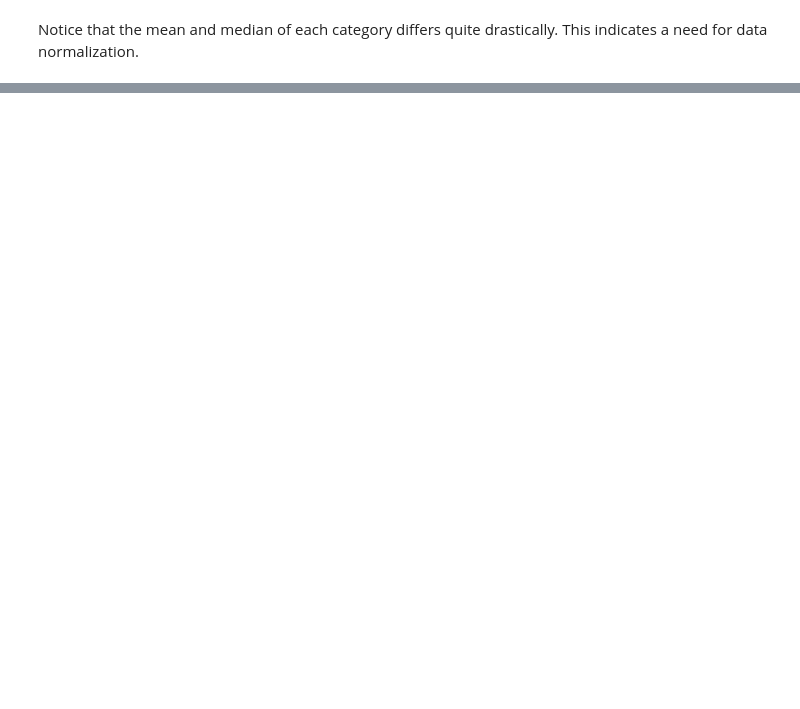
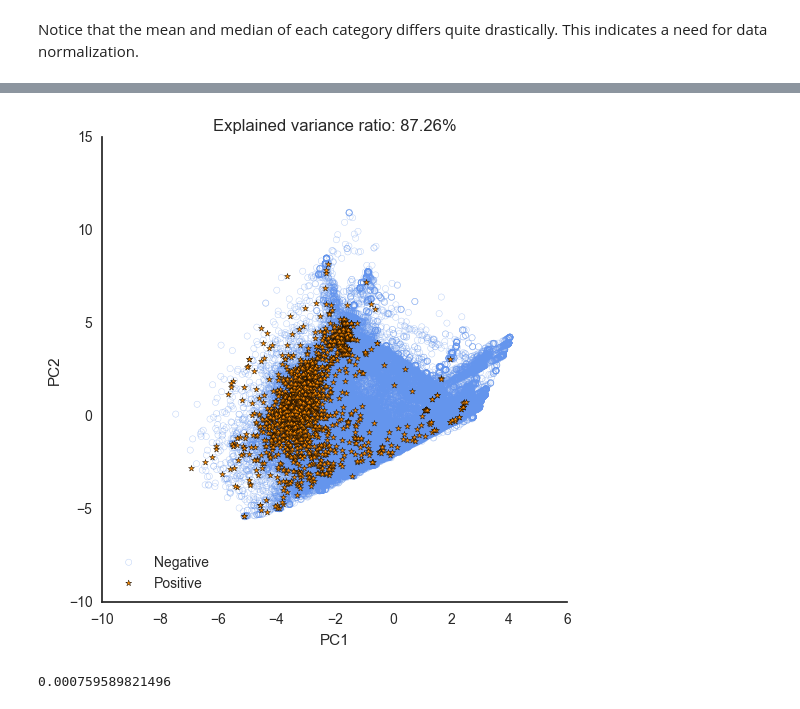
Before and after one commit to JamesKhoaNguyen/predicting_backorders, a Jupyter notebook: product_backorders.ipynb, the cells around one changed output, grey strips where cells are left out. Cells and saved outputs as stored; diff of their text form; code cells hidden in the pictures; blank space fills up the shorter version.

```diff
--- a/product_backorders.ipynb
+++ b/product_backorders.ipynb
@@ -274,0 +357,35 @@ local_bo_qty
+# %%
+#code is courtesy of Rodrigo Santos from Kaggle
+from collections import Counter
+import matplotlib.pyplot as plt
+import seaborn as sns
+sns.set_style("white")
+#Seems like the only the only highly correlated binary feature is stop_auto_buy
+#next thing to do now is PCA
+def plot_2d(X, y, title=''):
+    from sklearn.preprocessing import StandardScaler
+    X_std = StandardScaler().fit_transform(X)
+
+    from sklearn.decomposition import PCA
+    dec = PCA(n_components=13)
+    X_reduced = dec.fit_transform(X_std)
+
+    f, ax = plt.subplots(figsize=(6,6))
+    ax.scatter(X_reduced[y==0,0], X_reduced[y==0,1], alpha=0.5,
+               facecolors='none', edgecolors='cornflowerblue', label="Negative")
+    ax.scatter(X_reduced[y==1,0], X_reduced[y==1,1], c='darkorange', marker='*',
+               label='Positive')
+    plt.title("Explained variance ratio: %.2f%%" % (100*dec.explained_variance_ratio_.sum()))
+    ax.legend(loc='lower left')
+    ax.spines['right'].set_visible(False)
+    ax.spines['top'].set_visible(False)
+    ax.set_xlabel('PC1')
+    ax.set_ylabel('PC2')
+    plt.show()
+
+X_train_sample = samples.drop('went_on_backorder',axis=1).values
+y_train_sample = samples['went_on_backorder'].values
+
+plot_2d(X_train_sample, y_train_sample)
+# %% [output]
+[figure, added]
@@ -274,0 +408,11 @@ local_bo_qty
+# %%
+X_dataset_test = testing_data.drop('went_on_backorder', axis=1).values
+y_dataset_test = testing_data['went_on_backorder'].values
+X_dataset_test_std = StandardScaler().fit_transform(X_dataset_test)
+PCA_test = PCA(n_components = 15)
+X_dataset_test_reduced = PCA_test.fit_transform(X_dataset_test_std)
+y_dataset_test_predictions = clf.predict(X_dataset_test_reduced)
+test_score = metrics.f1_score(y_dataset_test, y_dataset_test_predictions)
+print test_score
+# %% [output]
+0.000759589821496
```
Also changed, not shown: parts of 15 cells of this notebook.
